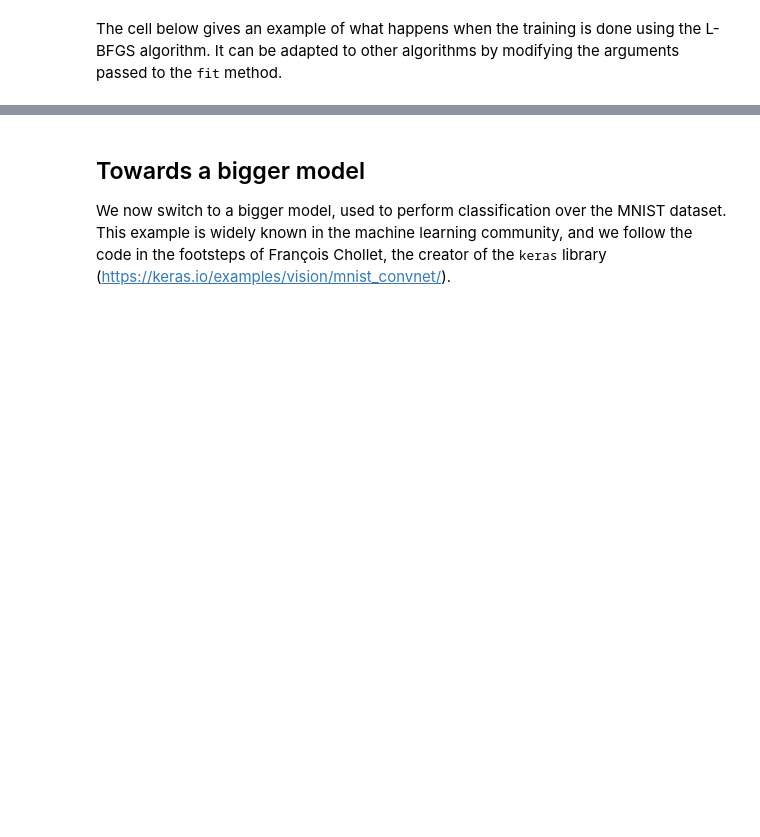
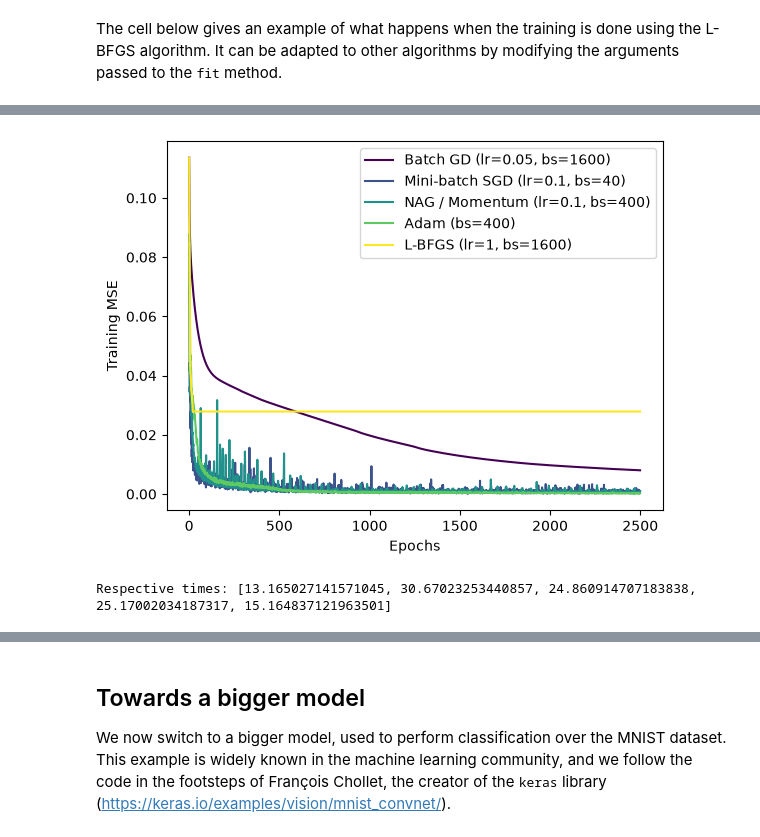
Before and after one commit to aradmehralian/data-mining-neural-networks-projects, a Jupyter notebook: Assignment 1/session1.ipynb, the cells around one changed output, grey strips where cells are left out. Drawn from its saved outputs; the diff is of its cells as text; code cells hidden in the pictures; blank space fills up the shorter version.

```diff
--- a/Assignment 1/session1.ipynb
+++ b/Assignment 1/session1.ipynb
@@ -532,13 +545,25 @@ for i, optimizer in enumerate(optimizer_list):
     t1 = time.time()
     times_list.append(t1 - t0)
     loss_meta_list.append(loss_list)
+# %%
+labels = [
+    "Batch GD (lr=0.05, bs=1600)",
+    "Mini-batch SGD (lr=0.1, bs=40)",
+    "NAG / Momentum (lr=0.1, bs=400)",
+    "Adam (bs=400)",
+    "L-BFGS (lr=1, bs=1600)",
+]
 # %%
 colors = cm.viridis(torch.linspace(0, 1, 5))
 plt.figure()
 plt.xlabel("Epochs")
 plt.ylabel("Training MSE")
 for i in range(5):
-    plt.plot(loss_meta_list[i], color=colors[i])
+    plt.plot(loss_meta_list[i], color=colors[i], label=labels[i])
+plt.legend(loc="upper right", frameon=True)
 plt.show()
 #
 print("Respective times:", times_list)
+# %% [output]
+[figure, added]
+Respective times: [13.165027141571045, 30.67023253440857, 24.860914707183838, 25.17002034187317, 15.164837121963501]
```
Also changed, not shown: parts of 34 cells of this notebook, 2 other files.
